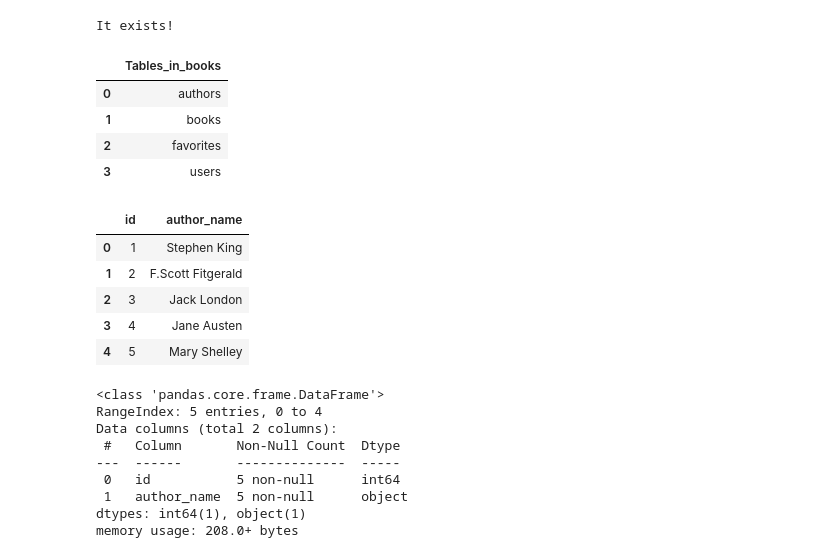
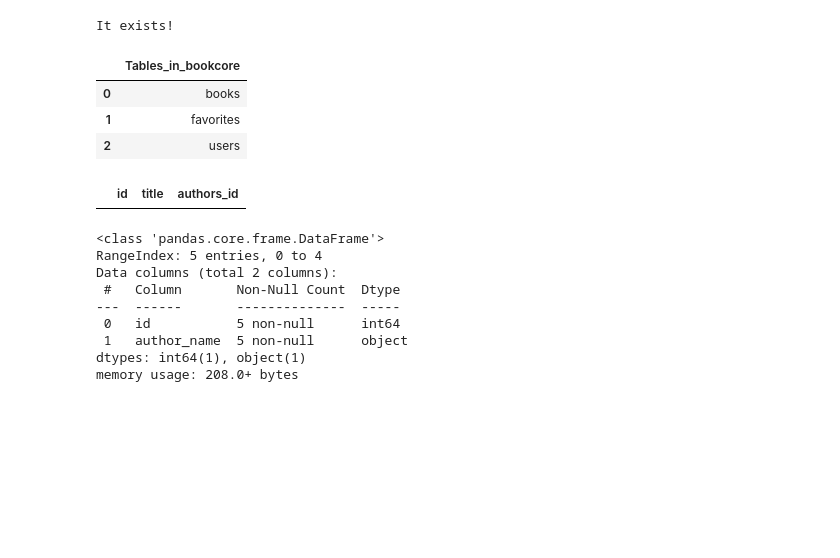
Before and after one commit to rebeccabosneac/books--core--, a Jupyter notebook: Books (CORE).ipynb, the cells around one changed output. Cells and saved outputs as stored; diff of their text form; code cells hidden in the pictures; blank space fills up the shorter version.

Commit message:
book

```diff
--- a/Books (CORE).ipynb
+++ b/Books (CORE).ipynb
@@ -12,7 +12,7 @@ from sqlalchemy.types import VARCHAR, INTEGER
 username = "root"
 password = "root"
 
-connection = f"mysql+pymysql://{username}:{password}@localhost/books"
+connection = f"mysql+pymysql://{username}:{password}@localhost/bookcore"
 engine = create_engine(connection)
 conn = engine.connect()
 # %%
@@ -28,21 +28,15 @@ It exists!
 q = '''SHOW TABLES;'''
 pd.read_sql(q, conn)
 # %% [output]
-|  | Tables_in_books |
-| 0 | authors |
-| 1 | books |
-| 2 | favorites |
-| 3 | users |
+|  | Tables_in_bookcore |
+| 0 | books |
+| 1 | favorites |
+| 2 | users |
 # %%
-q = '''SELECT * FROM authors'''
+q = '''SELECT * FROM books'''
 pd.read_sql(q, conn)
 # %% [output]
-|  | id | author_name |
-| 0 | 1 | Stephen King |
-| 1 | 2 | F.Scott Fitgerald |
-| 2 | 3 | Jack London |
-| 3 | 4 | Jane Austen |
-| 4 | 5 | Mary Shelley |
+|  | id | title | authors_id |
 # %%
 authors = pd.read_csv('Data/authors.csv')
 authors.head()
```
Also changed, not shown: parts of 8 cells of this notebook, 1 other file.
